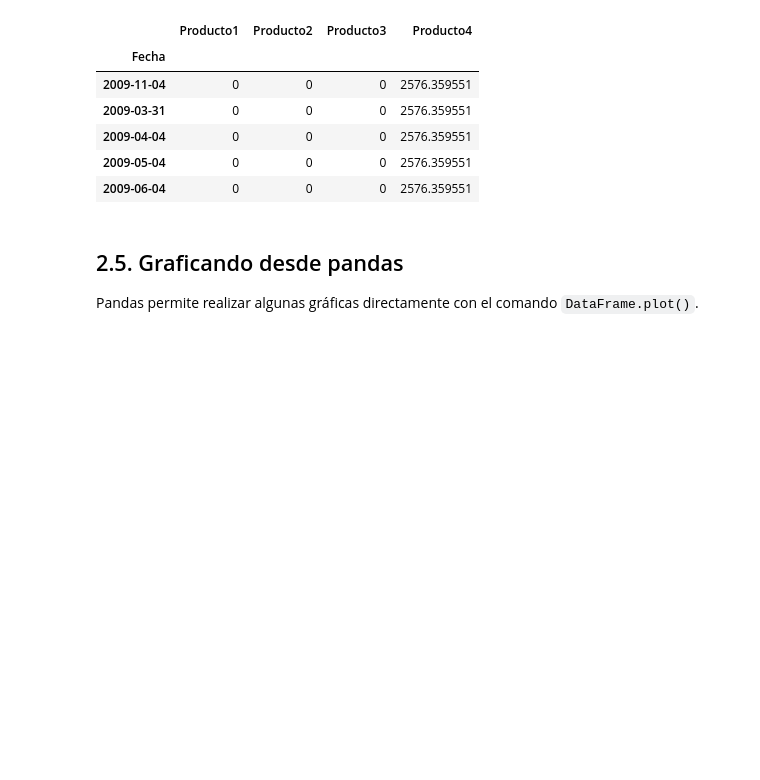
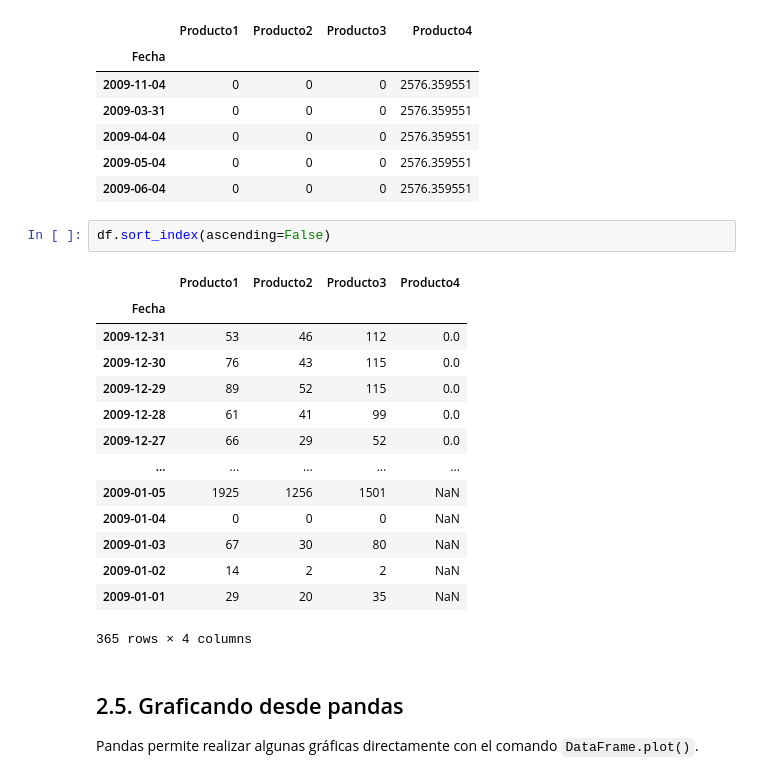
Before and after one commit to darioblandon/Curso1, a Jupyter notebook: S3/s03.ipynb, the cells around one changed output. Drawn from its saved outputs; the diff is of its cells as text; blank space fills up the shorter version.

```diff
--- a/S3/s03.ipynb
+++ b/S3/s03.ipynb
@@ -412,6 +436,23 @@ df.sort_values(by="Producto1").head()
 | 2009-04-04 | 0 | 0 | 0 | 2576.359551 |
 | 2009-05-04 | 0 | 0 | 0 | 2576.359551 |
 | 2009-06-04 | 0 | 0 | 0 | 2576.359551 |
+# %%
+df.sort_index(ascending=False)
+# %% [output]
+|  | Producto1 | Producto2 | Producto3 | Producto4 |
+| Fecha |  |  |  |  |
+| 2009-12-31 | 53 | 46 | 112 | 0.0 |
+| 2009-12-30 | 76 | 43 | 115 | 0.0 |
+| 2009-12-29 | 89 | 52 | 115 | 0.0 |
+| 2009-12-28 | 61 | 41 | 99 | 0.0 |
+| 2009-12-27 | 66 | 29 | 52 | 0.0 |
+| ... | ... | ... | ... | ... |
+| 2009-01-05 | 1925 | 1256 | 1501 | NaN |
+| 2009-01-04 | 0 | 0 | 0 | NaN |
+| 2009-01-03 | 67 | 30 | 80 | NaN |
+| 2009-01-02 | 14 | 2 | 2 | NaN |
+| 2009-01-01 | 29 | 20 | 35 | NaN |
+365 rows × 4 columns
 # %% [markdown]
 <p><a name="graficasPandas"></a></p>
 
```
Also changed, not shown: parts of 11 cells of this notebook.
